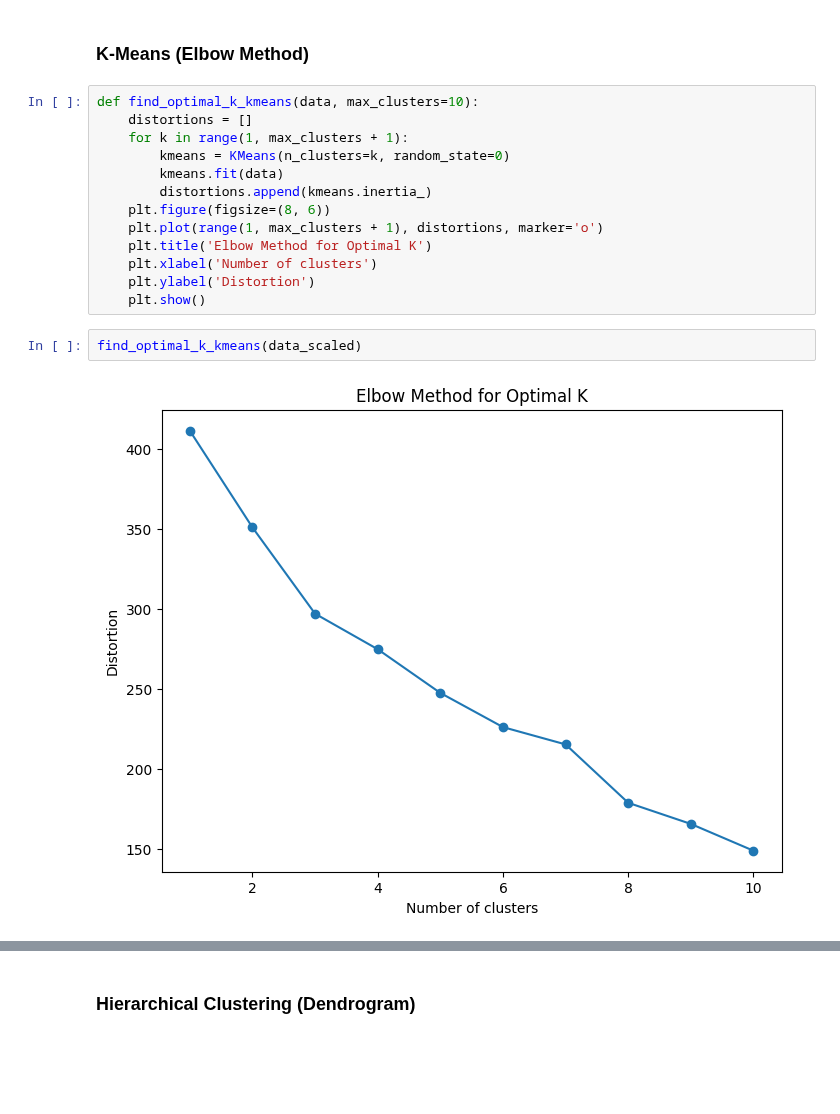
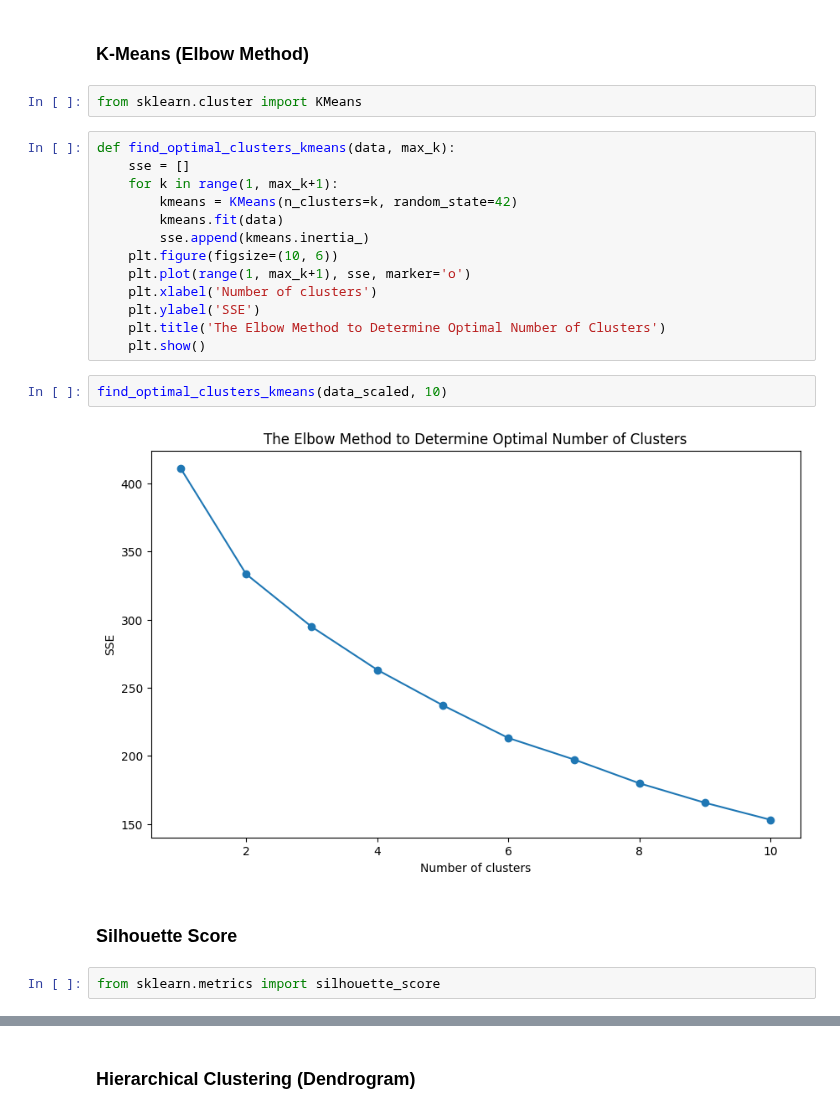
Before and after one commit to Viet281101/ITLMAU, a Jupyter notebook: Semestre_6_L3/IA_et_apprentissage/Projet/test.ipynb, the cells around one changed output, grey strips where cells are left out. Cells and saved outputs as stored; diff of their text form; blank space fills up the shorter version.

```diff
--- a/Semestre_6_L3/IA_et_apprentissage/Projet/test.ipynb
+++ b/Semestre_6_L3/IA_et_apprentissage/Projet/test.ipynb
@@ -206,20 +206,26 @@ evaluation_results
 ## Etudier le nombre de clusters idémal
 # %% [markdown]
 ### K-Means (Elbow Method)
+# %%
+from sklearn.cluster import KMeans
 # %%
-def find_optimal_k_kmeans(data, max_clusters=10):
-	distortions = []
-	for k in range(1, max_clusters + 1):
-		kmeans = KMeans(n_clusters=k, random_state=0)
+def find_optimal_clusters_kmeans(data, max_k):
+	sse = []
+	for k in range(1, max_k+1):
+		kmeans = KMeans(n_clusters=k, random_state=42)
 		kmeans.fit(data)
-		distortions.append(kmeans.inertia_)
-	plt.figure(figsize=(8, 6))
-	plt.plot(range(1, max_clusters + 1), distortions, marker='o')
-	plt.title('Elbow Method for Optimal K')
+		sse.append(kmeans.inertia_)
+	plt.figure(figsize=(10, 6))
+	plt.plot(range(1, max_k+1), sse, marker='o')
 	plt.xlabel('Number of clusters')
-	plt.ylabel('Distortion')
+	plt.ylabel('SSE')
+	plt.title('The Elbow Method to Determine Optimal Number of Clusters')
 	plt.show()
-# %%
-find_optimal_k_kmeans(data_scaled)
-# %% [output]
-[figure, removed]
+# %%
+find_optimal_clusters_kmeans(data_scaled, 10)
+# %% [output]
+[figure, added]
+# %% [markdown]
+### Silhouette Score
+# %%
+from sklearn.metrics import silhouette_score
```
Also changed, not shown: parts of 7 cells of this notebook, 1 other file.
